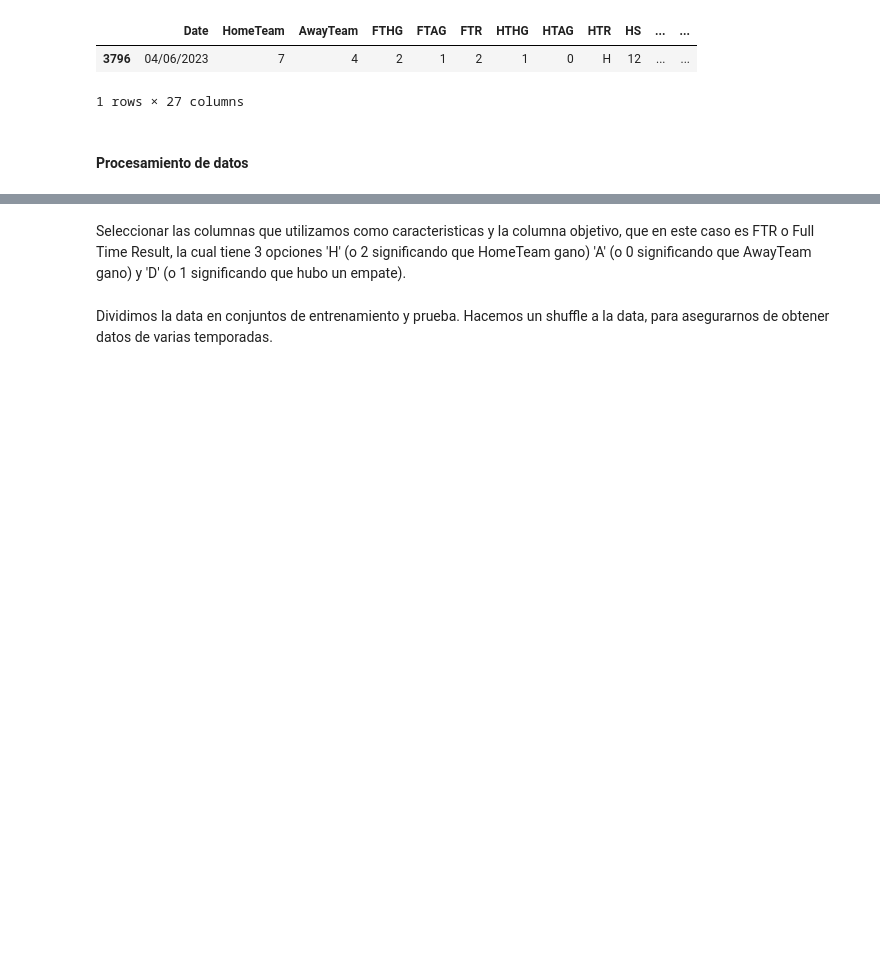
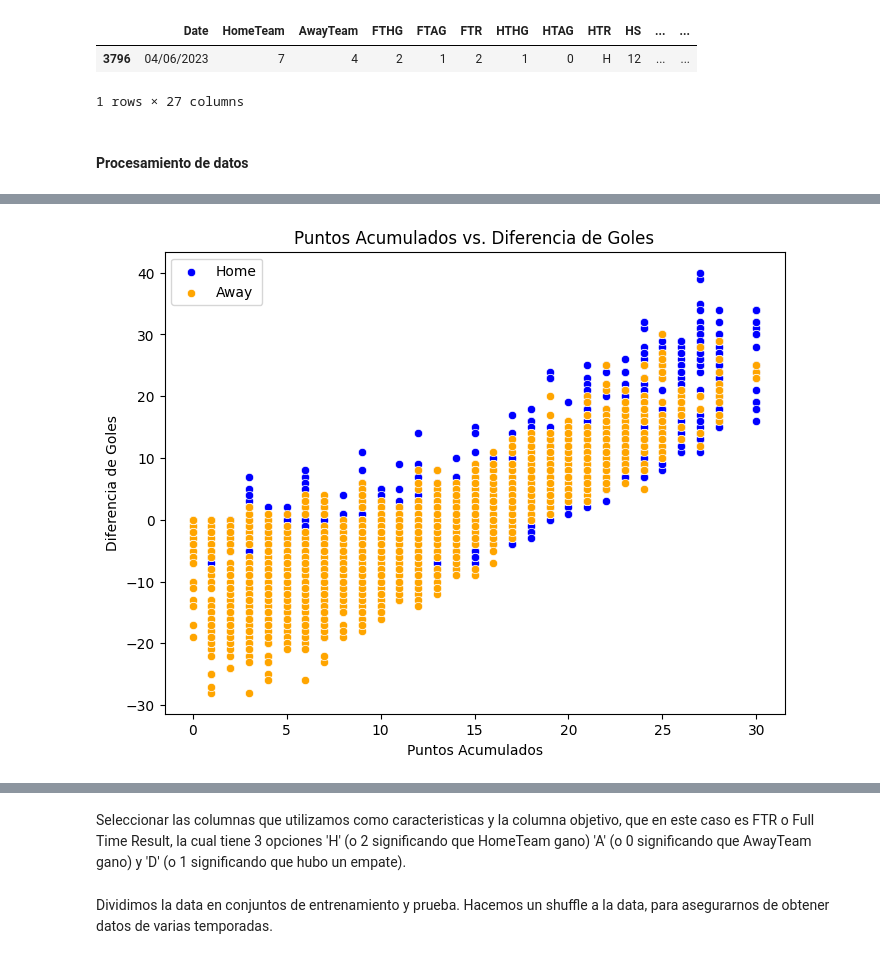
Before and after one commit to javim7/DeepLearning-ProyectoFinal, a Jupyter notebook: modelo.ipynb, the cells around one changed output, grey strips where cells are left out. Cells and saved outputs as stored; diff of their text form; code cells hidden in the pictures; blank space fills up the shorter version.

```diff
--- a/modelo.ipynb
+++ b/modelo.ipynb
@@ -212,0 +260,11 @@ matches.tail(1)
+# %%
+plt.figure(figsize=(8, 6))
+sns.scatterplot(x='PH', y='GDH', data=data, color='blue', label='Home')
+sns.scatterplot(x='PA', y='GDA', data=data, color='orange', label='Away')
+plt.title('Puntos Acumulados vs. Diferencia de Goles')
+plt.xlabel('Puntos Acumulados')
+plt.ylabel('Diferencia de Goles')
+plt.legend()
+plt.show()
+# %% [output]
+[figure, added]
```
Also changed, not shown: parts of 6 cells of this notebook.
